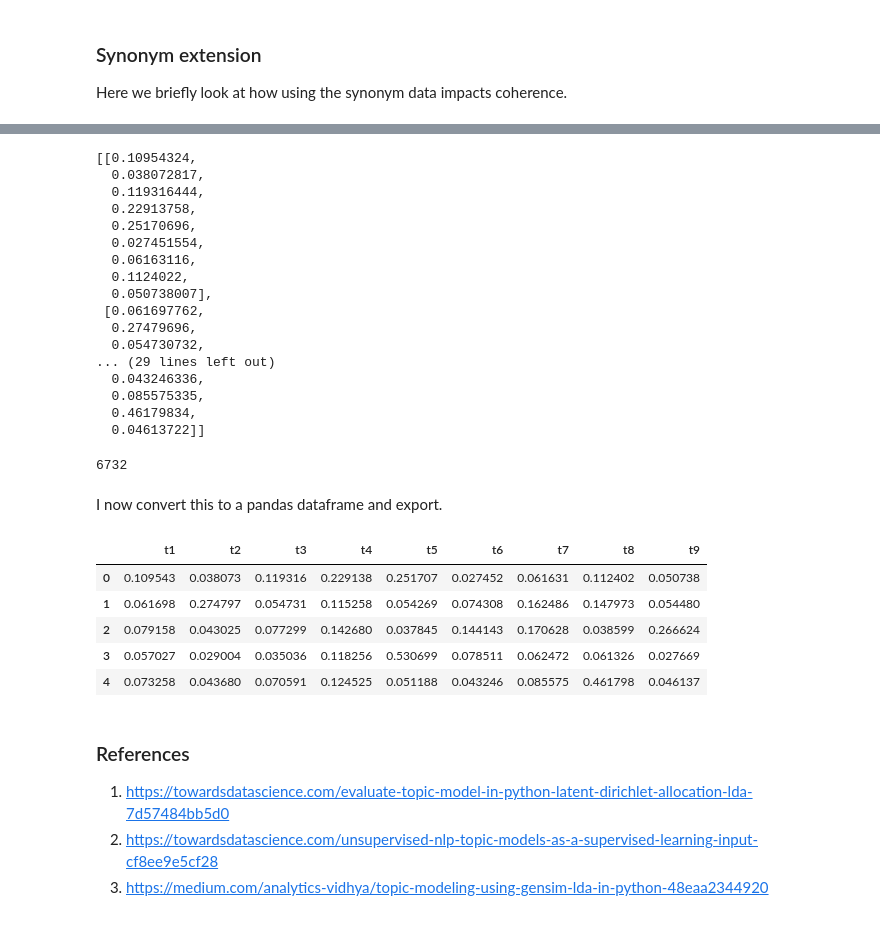
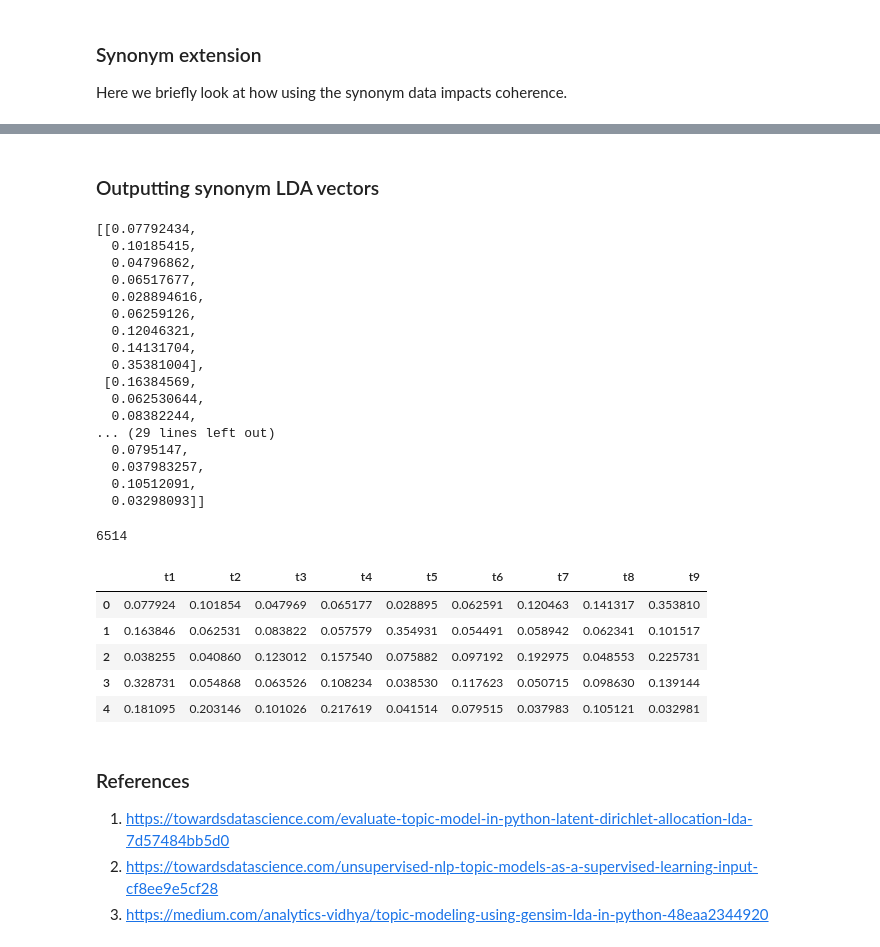
Before and after one commit to TBlainUoB/DST_Assessment2, a Jupyter notebook: Hannah/05 - LDA.ipynb, the cells around one changed output, grey strips where cells are left out. Cells and saved outputs as stored; diff of their text form; code cells hidden in the pictures.

```diff
--- a/Hannah/05 - LDA.ipynb
+++ b/Hannah/05 - LDA.ipynb
@@ -28,5 +30,5 @@ from gensim.models import CoherenceModel
 # %%
-stringed_data = pd.read_csv('../Daniel/stringed_plots.csv')
+stringed_data = pd.read_csv('./Data/stringed_plots.csv')
 stringed_data[:5]
 # %% [output]
 |  | Unnamed: 0 | 0 |
@@ -387,0 +397,11 @@ These topics look quite different from the previous model, and we can see that w
+# %%
+train_vecs = []
+for i in range(len(plots)):
+    top_topics = (
+        lda_model_optim.get_document_topics(corpus[i],
+                                      minimum_probability=0.0)
+    )
+    topic_vec = [top_topics[i][1] for i in range(9)]
+    train_vecs.append(topic_vec)
+
+train_vecs[:5]
@@ -390,7 +446,7 @@ These topics look quite different from the previous model, and we can see that w
 
 Here we briefly look at how using the synonym data impacts coherence.
 # %%
-synonym_stringed_data = pd.read_csv('../Daniel/synonym_stringed_plots.csv')
+synonym_stringed_data = pd.read_csv('./Data/synonym_stringed_plots.csv')
 
 #convert to list of lists
 s_plots=[]
@@ -476,46 +549,46 @@ We use minimum_probability=0.0 in line 3 to ensure that we’ll capture the inst
+# %% [markdown]
+### Outputting synonym LDA vectors
 # %%
-train_vecs = []
-for i in range(len(plots)):
+s_train_vecs = []
+for i in range(len(s_plots)):
     top_topics = (
-        lda_model_optim.get_document_topics(corpus[i],
+        s_lda_model.get_document_topics(s_corpus[i],
                                       minimum_probability=0.0)
     )
     topic_vec = [top_topics[i][1] for i in range(9)]
-    train_vecs.append(topic_vec)
+    s_train_vecs.append(topic_vec)
 
-train_vecs[:5]
+s_train_vecs[:5]
 # %% [output]
-[[0.10954324,
-  0.038072817,
-  0.119316444,
-  0.22913758,
-  0.25170696,
-  0.027451554,
-  0.06163116,
-  0.1124022,
-  0.050738007],
- [0.061697762,
-  0.27479696,
-  0.054730732,
+[[0.07792434,
+  0.10185415,
+  0.04796862,
+  0.06517677,
+  0.028894616,
+  0.06259126,
+  0.12046321,
+  0.14131704,
+  0.35381004],
+ [0.16384569,
+  0.062530644,
+  0.08382244,
 ... (29 lines left out)
-  0.043246336,
-  0.085575335,
-  0.46179834,
-  0.04613722]]
+  0.0795147,
+  0.037983257,
+  0.10512091,
+  0.03298093]]
 # %%
-len(train_vecs)
+len(s_train_vecs)
 # %% [output]
-6732
+6514
-# %% [markdown]
-I now convert this to a pandas dataframe and export.
 # %%
-output_df = pd.DataFrame(train_vecs, columns = ['t1', 't2', 't3', 't4', 't5', 't6', 't7', 't8', 't9'])
-output_df[:5]
+s_output_df = pd.DataFrame(s_train_vecs, columns = ['t1', 't2', 't3', 't4', 't5', 't6', 't7', 't8', 't9'])
+s_output_df[:5]
 # %% [output]
 |  | t1 | t2 | t3 | t4 | t5 | t6 | t7 | t8 | t9 |
-| 0 | 0.109543 | 0.038073 | 0.119316 | 0.229138 | 0.251707 | 0.027452 | 0.061631 | 0.112402 | 0.050738 |
-| 1 | 0.061698 | 0.274797 | 0.054731 | 0.115258 | 0.054269 | 0.074308 | 0.162486 | 0.147973 | 0.054480 |
-| 2 | 0.079158 | 0.043025 | 0.077299 | 0.142680 | 0.037845 | 0.144143 | 0.170628 | 0.038599 | 0.266624 |
-| 3 | 0.057027 | 0.029004 | 0.035036 | 0.118256 | 0.530699 | 0.078511 | 0.062472 | 0.061326 | 0.027669 |
-| 4 | 0.073258 | 0.043680 | 0.070591 | 0.124525 | 0.051188 | 0.043246 | 0.085575 | 0.461798 | 0.046137 |
+| 0 | 0.077924 | 0.101854 | 0.047969 | 0.065177 | 0.028895 | 0.062591 | 0.120463 | 0.141317 | 0.353810 |
+| 1 | 0.163846 | 0.062531 | 0.083822 | 0.057579 | 0.354931 | 0.054491 | 0.058942 | 0.062341 | 0.101517 |
+| 2 | 0.038255 | 0.040860 | 0.123012 | 0.157540 | 0.075882 | 0.097192 | 0.192975 | 0.048553 | 0.225731 |
+| 3 | 0.328731 | 0.054868 | 0.063526 | 0.108234 | 0.038530 | 0.117623 | 0.050715 | 0.098630 | 0.139144 |
+| 4 | 0.181095 | 0.203146 | 0.101026 | 0.217619 | 0.041514 | 0.079515 | 0.037983 | 0.105121 | 0.032981 |
 # %%
```
Also changed, not shown: parts of 27 cells of this notebook.
